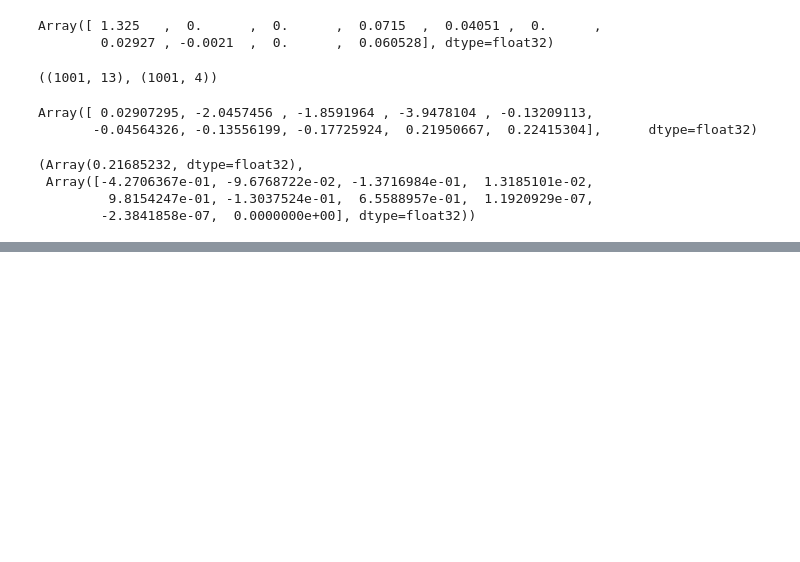
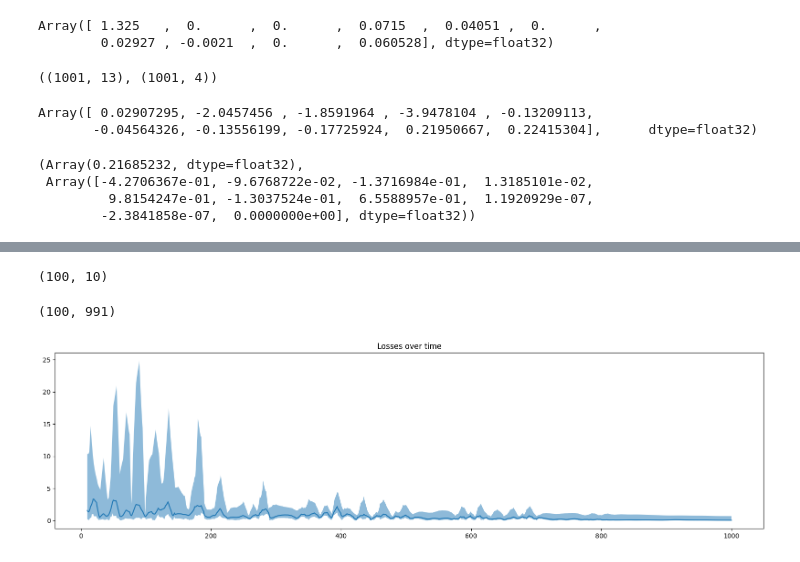
Before and after one commit to lvjonok/mujoco-sysid, a Jupyter notebook: examples/opti_loss.ipynb, the cells around one changed output, grey strips where cells are left out. Saved outputs shown, nothing was run; the diff lists cells and outputs as text; code cells hidden in the pictures; blank space fills up the shorter version.

Commit message:
feat: add optimization with different guesses and plots with comparison

```diff
--- a/examples/opti_loss.ipynb
+++ b/examples/opti_loss.ipynb
@@ -136,0 +147,52 @@ LogChol distance: 0.4592592120170593
+# %%
+# sample many initial guesses
+M = 100  # number of samples we optimize simultaneously (initial guesses)
+
+initial_guesses = jax.random.normal(key, (M, 10)) * 0.4 + theta2logchol(true_parameters)
+initial_guesses = initial_guesses.at[:, jnp.array([4, 5, 7, 8])].set(0.0)
+initial_guesses.shape
+# %% [output]
+(100, 10)
+# %%
+optimizer = optax.adam(learning_rate=1e-3)
+
+
+def optimize_one(guess):
+    history_loss = []
+    history_parameters = []
+
+    parameters = guess
+    opt_state = optimizer.init(parameters)
+
+    for i in range(horizon, len(log)):
+        x_start = log_x[i - horizon]
+        ctrls = log_ctrl[i - horizon : i]
+
+        loss, grad = error_rollout_compiled(parameters, mjx_model, x_start, ctrls, log_x[i])
+
+        updates, opt_state = optimizer.update(grad, opt_state, parameters)
+        parameters = optax.apply_updates(parameters, updates)
+
+        history_loss.append(loss)
+        history_parameters.append(parameters)
+
+    return parameters, jnp.array(history_loss), jnp.array(history_parameters)
+# %%
+# optimizer is one, but many guesses
+optimize_many = jax.vmap(optimize_one)
+# %%
+results = optimize_many(initial_guesses)
+# %%
+results[1].shape
+# %% [output]
+(100, 991)
+# %%
+import matplotlib.pyplot as plt
+
+plt.figure(figsize=(20, 5))
+plt.title("Losses over time")
+plt.fill_between(jnp.arange(horizon, len(log)), results[1].min(axis=0), results[1].max(axis=0), alpha=0.5)
+plt.plot(jnp.arange(horizon, len(log)), results[1].mean(axis=0))
+plt.show()
+# %% [output]
+[figure, added]
```
Also changed, not shown: parts of 10 cells of this notebook.
